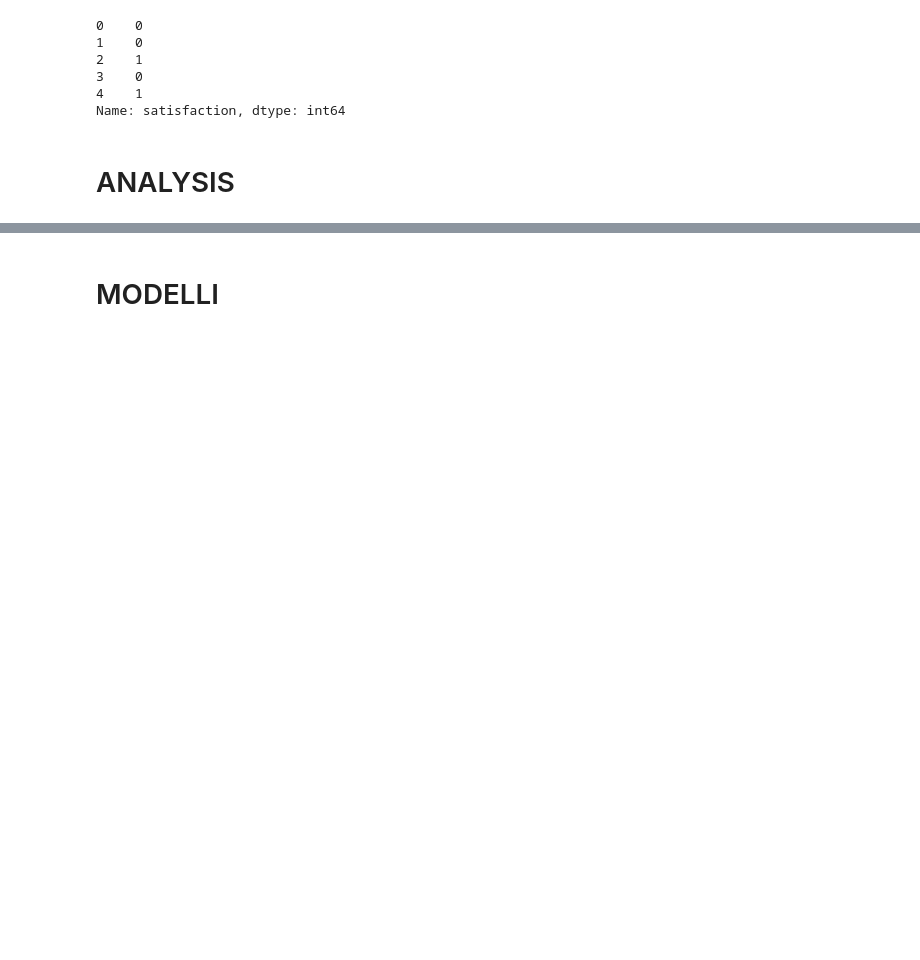
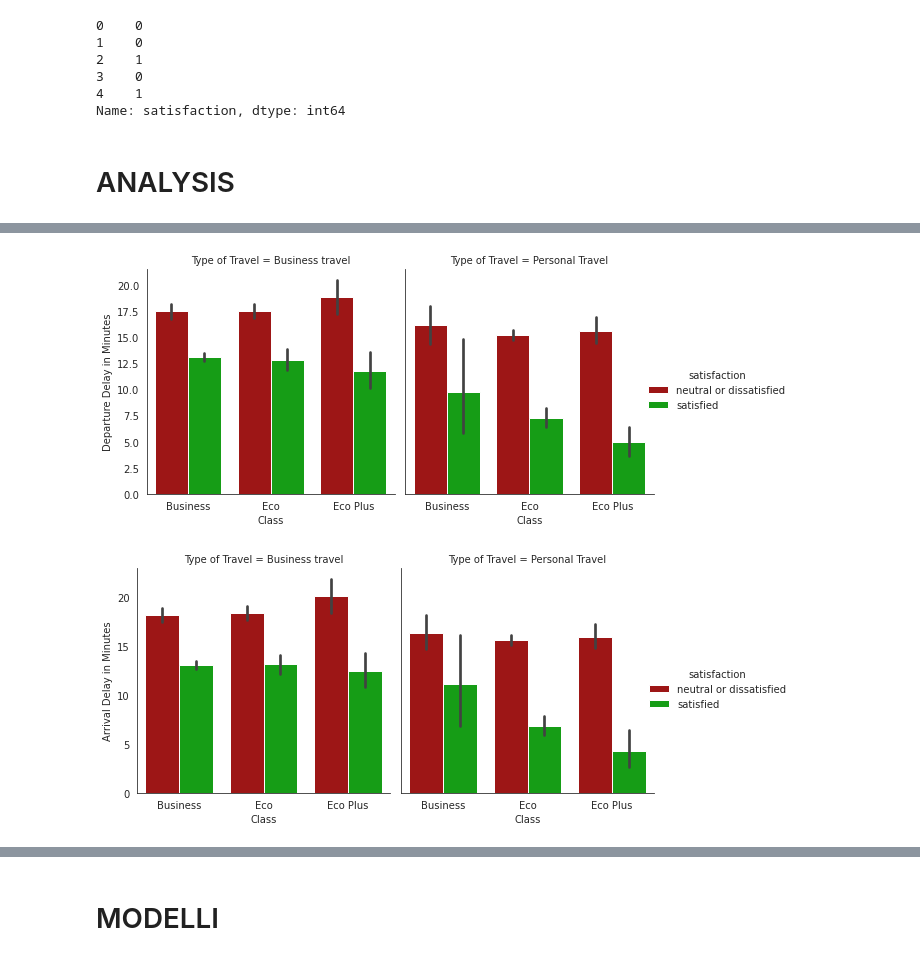
Before and after one commit to emacarta/Airline-Passenger-Satisfaction, a Jupyter notebook: code_progect.ipynb, the cells around one changed output, grey strips where cells are left out. Cells and saved outputs as stored; diff of their text form; code cells hidden in the pictures; blank space fills up the shorter version.

```diff
--- a/code_progect.ipynb
+++ b/code_progect.ipynb
@@ -319 +341,10 @@ plt.show()
+# %%
+with sns.axes_style('white'):
+    barPlot = sns.catplot(x="Class", y="Departure Delay in Minutes", hue="satisfaction", col="Type of Travel",
+    data=df, kind="bar", height=4, aspect=1,palette = ['#b30000','#00b300'])
+    barPlot = sns.catplot(x="Class", y="Arrival Delay in Minutes", hue="satisfaction", col="Type of Travel",
+    data=df, kind="bar", height=4, aspect=1,palette = ['#b30000','#00b300'])
+# %% [output]
+[figure, added]
+[figure, added]
 # %%
```
Also changed, not shown: parts of 16 cells of this notebook.
